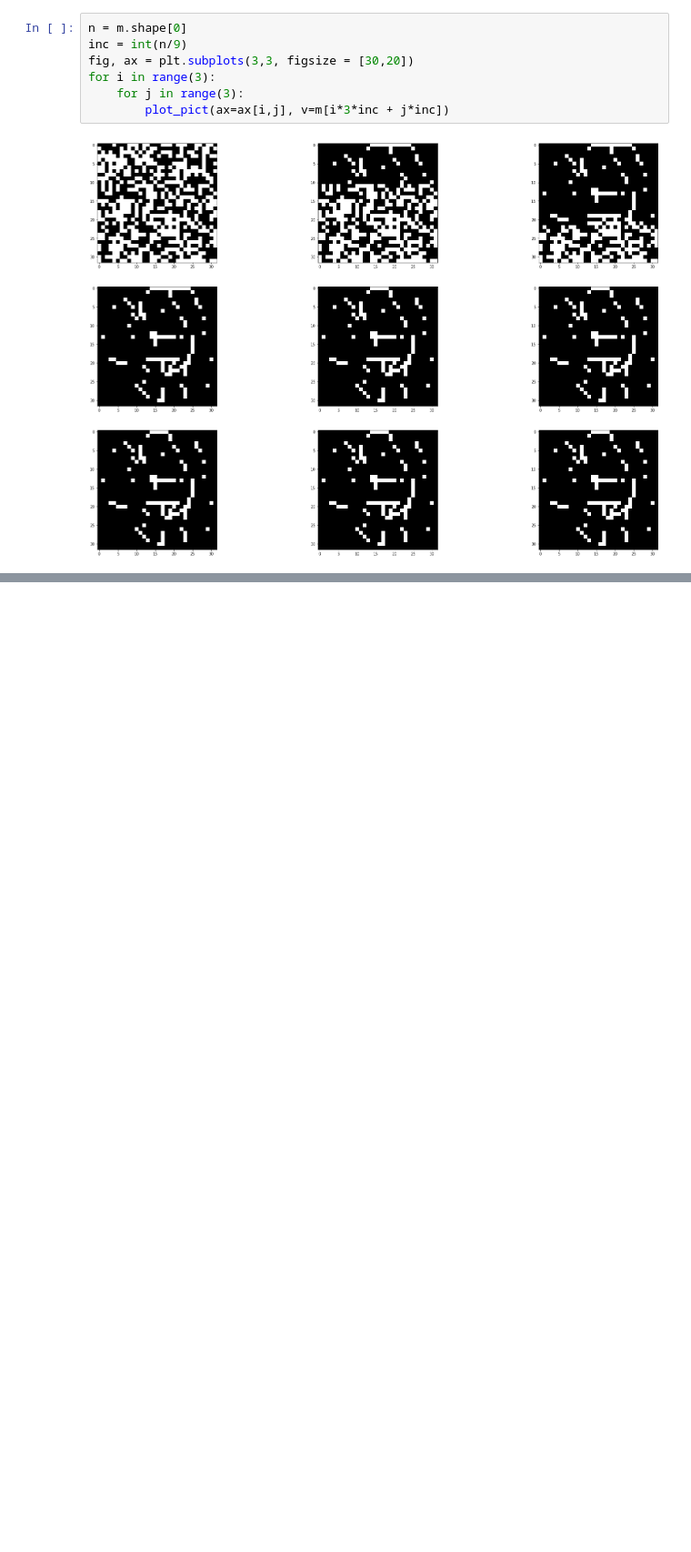
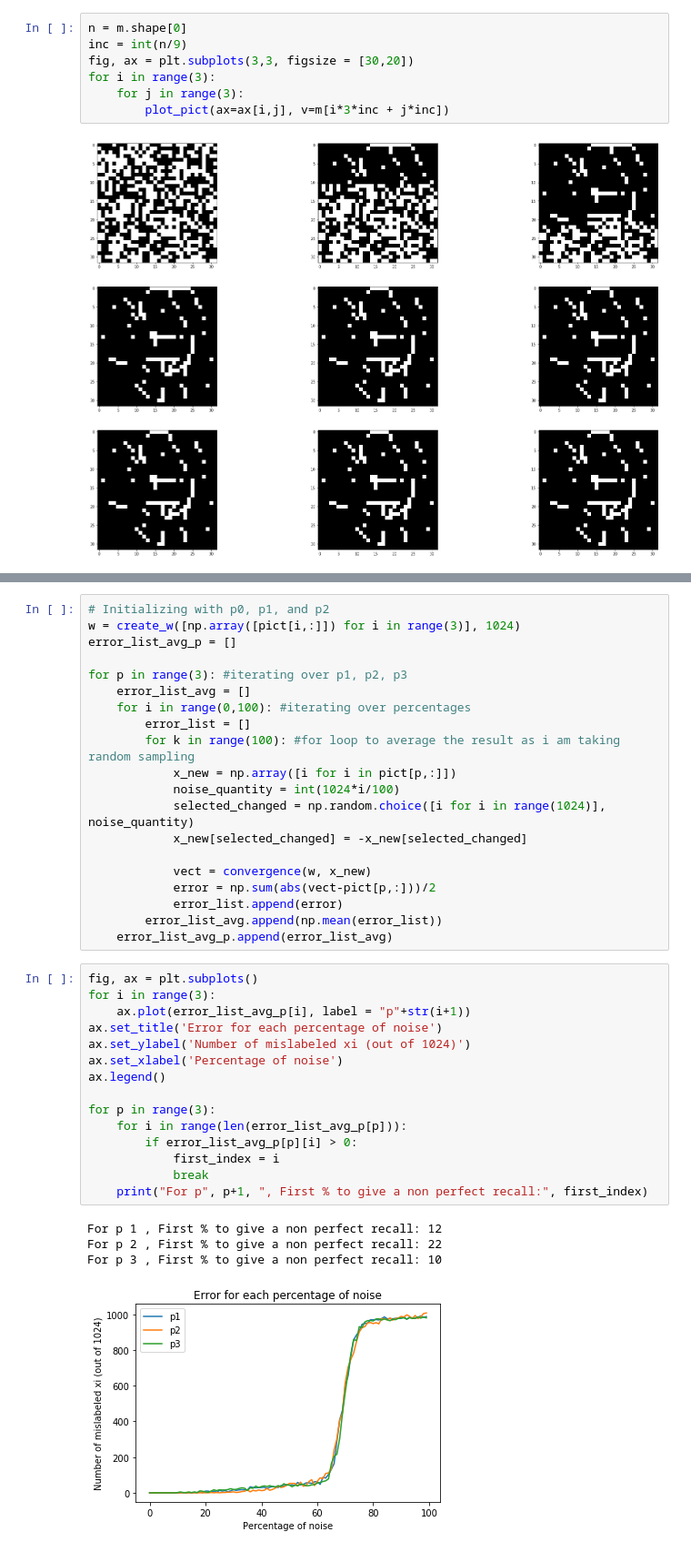
Before and after one commit to romainrey/ANN_DD2437, a Jupyter notebook: Labs_Code/Lab3/Lab3 Romain.ipynb, the cells around one changed output, grey strips where cells are left out. Shown at 91% size. Cells and saved outputs as stored; diff of their text form; blank space fills up the shorter version.

```diff
--- a/Labs_Code/Lab3/Lab3 Romain.ipynb
+++ b/Labs_Code/Lab3/Lab3 Romain.ipynb
@@ -216,0 +320,40 @@ for i in range(3):
+# %%
+# Initializing with p0, p1, and p2
+w = create_w([np.array([pict[i,:]]) for i in range(3)], 1024)
+error_list_avg_p = []
+
+for p in range(3): #iterating over p1, p2, p3
+    error_list_avg = []
+    for i in range(0,100): #iterating over percentages
+        error_list = []
+        for k in range(100): #for loop to average the result as i am taking random sampling
+            x_new = np.array([i for i in pict[p,:]])
+            noise_quantity = int(1024*i/100)
+            selected_changed = np.random.choice([i for i in range(1024)], noise_quantity)
+            x_new[selected_changed] = -x_new[selected_changed]
+
+            vect = convergence(w, x_new)
+            error = np.sum(abs(vect-pict[p,:]))/2
+            error_list.append(error)
+        error_list_avg.append(np.mean(error_list))
+    error_list_avg_p.append(error_list_avg)
+# %%
+fig, ax = plt.subplots()
+for i in range(3):
+    ax.plot(error_list_avg_p[i], label = "p"+str(i+1))
+ax.set_title('Error for each percentage of noise')
+ax.set_ylabel('Number of mislabeled xi (out of 1024)')
+ax.set_xlabel('Percentage of noise')
+ax.legend()
+
+for p in range(3):
+    for i in range(len(error_list_avg_p[p])):
+        if error_list_avg_p[p][i] > 0:
+            first_index = i
+            break
+    print("For p", p+1, ", First % to give a non perfect recall:", first_index)
+# %% [output]
+For p 1 , First % to give a non perfect recall: 12
+For p 2 , First % to give a non perfect recall: 22
+For p 3 , First % to give a non perfect recall: 10
+[figure, added]
```
Also changed, not shown: parts of 18 cells of this notebook.
